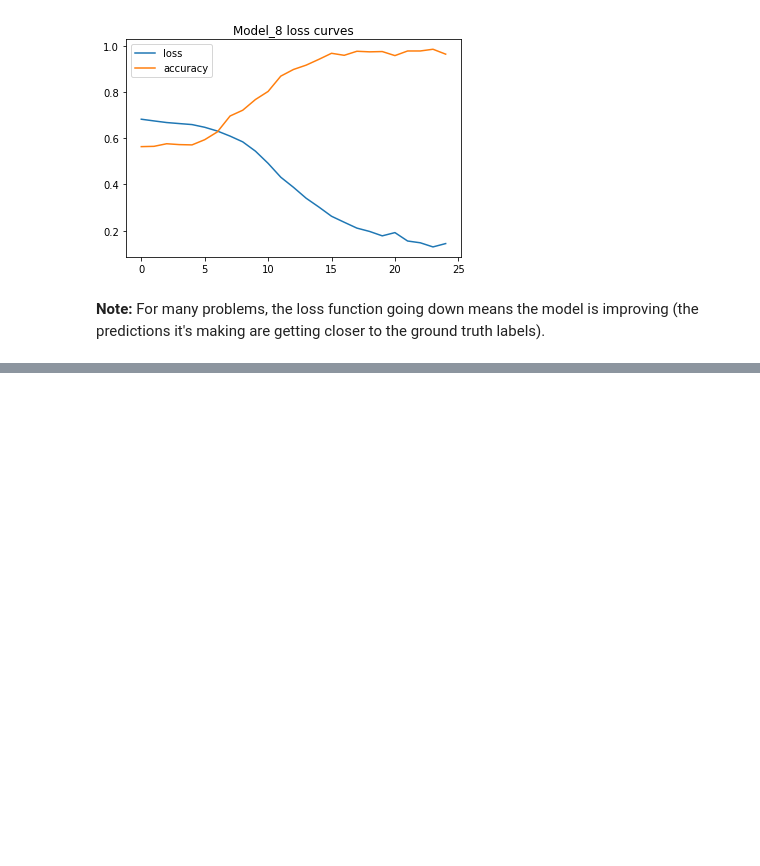
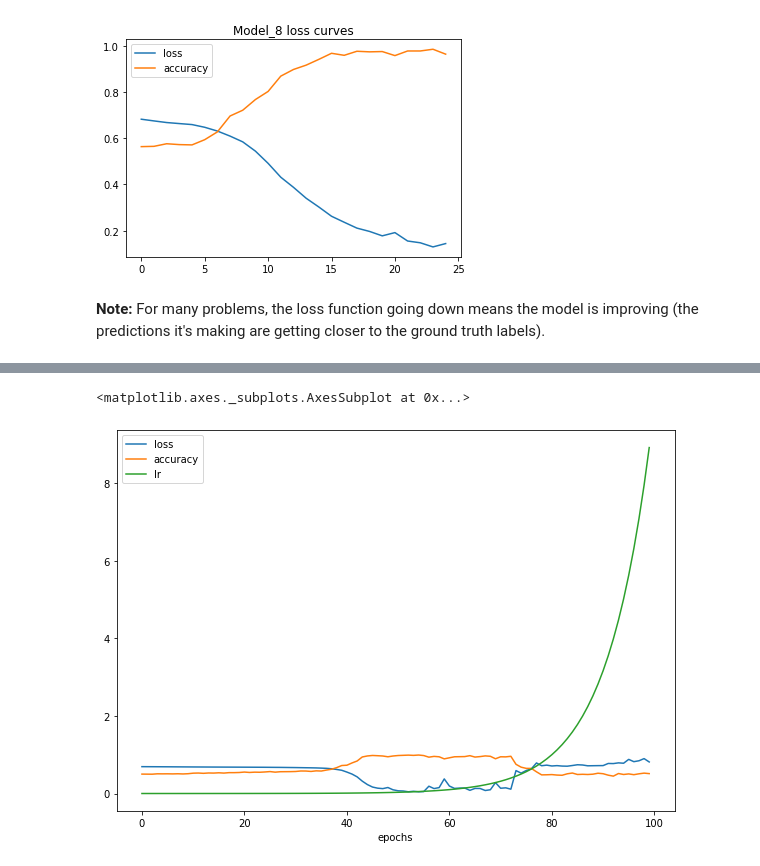
Before and after one commit to ThangDoan2001/TensorFlow_ZeroToHero, a Jupyter notebook: 02_neural_network_classification_with_tensorflow.ipynb, the cells around one changed output, grey strips where cells are left out. Cells and saved outputs as stored; diff of their text form; code cells hidden in the pictures; blank space fills up the shorter version.

```diff
--- a/02_neural_network_classification_with_tensorflow.ipynb
+++ b/02_neural_network_classification_with_tensorflow.ipynb
@@ -706,0 +718,24 @@ Text(0.5, 1.0, 'Model_8 loss curves')
+# %%
+# Set random seed
+tf.random.set_seed(42)
+
+# 1. Create a model (same as model_8)
+model_9 = tf.keras.Sequential([
+  tf.keras.layers.Dense(4, activation="relu"),
+  tf.keras.layers.Dense(4, activation="relu"),
+  tf.keras.layers.Dense(1, activation="sigmoid")
+])
+
+# 2. Compile the model
+model_9.compile(loss=tf.keras.losses.BinaryCrossentropy(),
+                optimizer=tf.keras.optimizers.Adam(),
+                metrics=["accuracy"])
+
+# Create a learning rate callback
+lr_scheduler = tf.keras.callbacks.LearningRateScheduler(lambda epoch: 1e-4 * 10**(epoch/20))
+
+# 3. Fit the model
+history = model_9.fit(X_train,
+                      y_train,
+                      epochs=100,
+                      callbacks=[lr_scheduler])
@@ -706,0 +760,6 @@ Text(0.5, 1.0, 'Model_8 loss curves')
+# %%
+# Check out the history
+pd.DataFrame(history.history).plot(figsize=(10,7), xlabel="epochs")
+# %% [output]
+<matplotlib.axes._subplots.AxesSubplot at 0x...>
+[figure, added]
```
Also changed, not shown: parts of 10 cells of this notebook.
